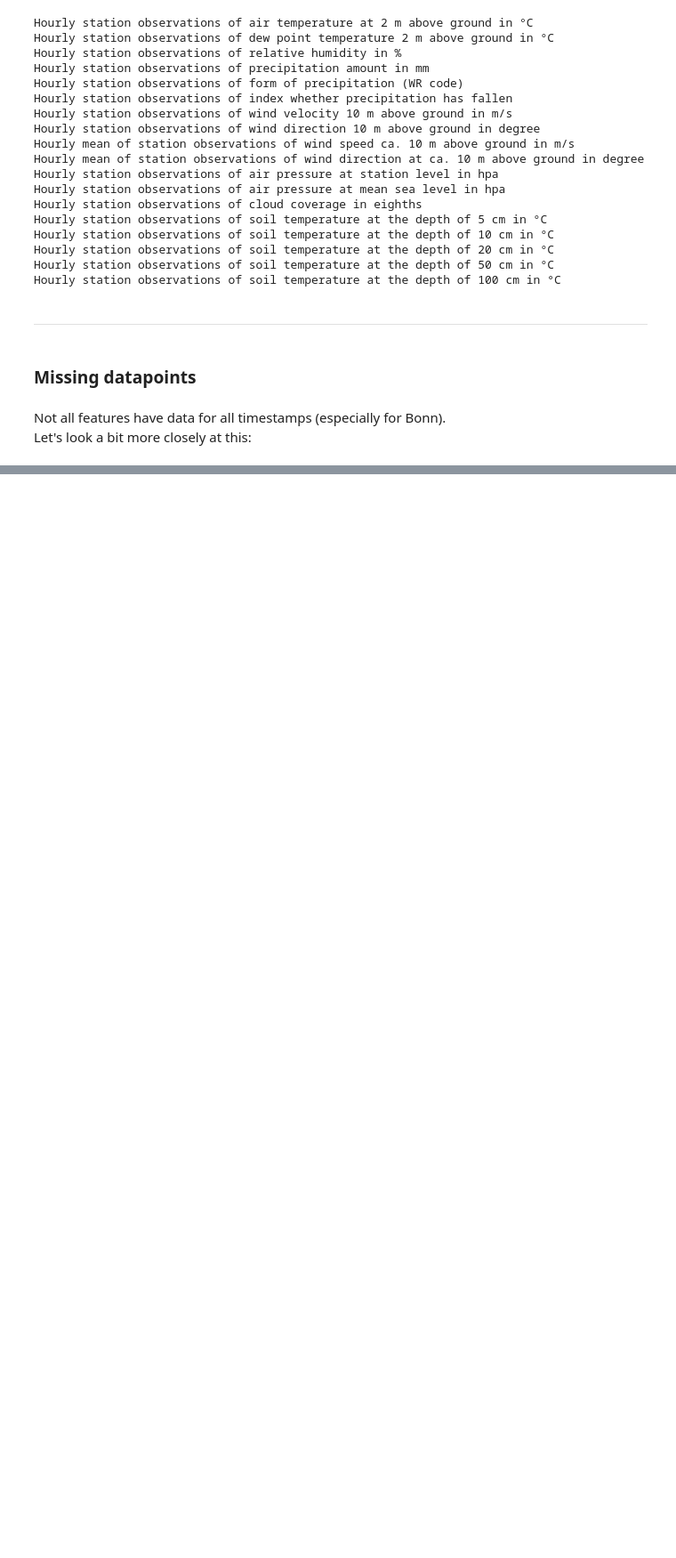
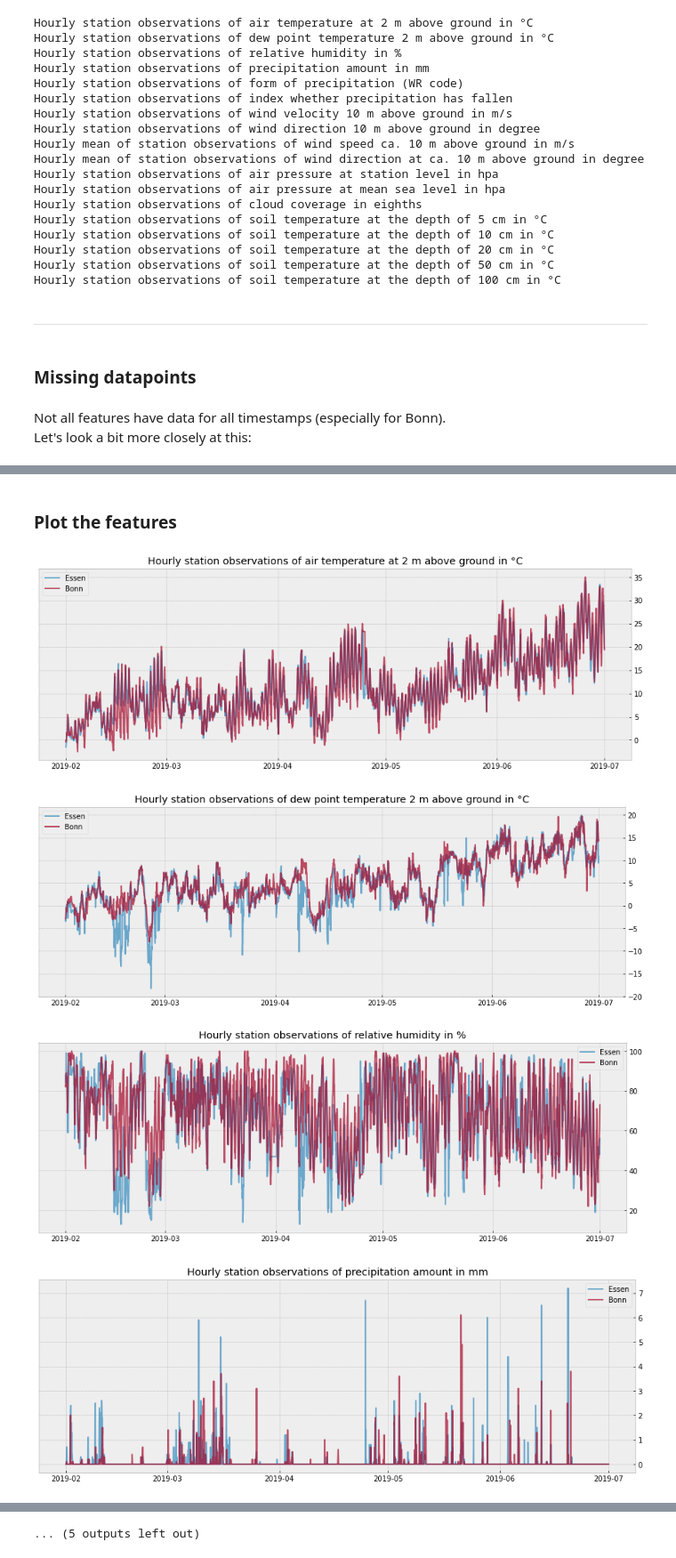
Before and after one commit to Simbonobo/anacondas, a Jupyter notebook: Weather.ipynb, the cells around one changed output, grey strips where cells are left out. Shown at 89% size. Drawn from its saved outputs; the diff is of its cells as text; code cells hidden in the pictures; blank space fills up the shorter version.

Commit message:
clean and visualize weather data and export to pickle

```diff
--- a/Weather.ipynb
+++ b/Weather.ipynb
@@ -205,0 +201,11 @@ df = pd.concat(list(data.values()), axis=1, join="outer")
+# %%
+data_bonn = dict()
+data_essen = dict()
+for product_code, table in data.items():
+    # Spliting data based on their station
+    data_bonn[product_code] = table[table["station"] == "Bonn"].reset_index(drop = True)
+    data_essen[product_code] = table[table["station"] == "Essen"]
+
+    # Left join on timestamp with the ts dataframe
+    data_bonn[product_code] = pd.merge(ts, data_bonn[product_code], how='left', on="timestamp")
+    data_essen[product_code] = pd.merge(ts, data_essen[product_code], how='left', on="timestamp")
@@ -205,0 +312,5 @@ df = pd.concat(list(data.values()), axis=1, join="outer")
+# %%
+# Drop precipitation_form as about 1/3 of the data is missing and the feature seems not to be useful for prediction
+df_bonn = df_bonn.drop(["precipitation_form"], axis=1)
+df_essen = df_essen.drop(["precipitation_form"], axis=1)
+prd = prd.drop(index=4).reset_index(drop = True)
@@ -205,0 +382,4 @@ df = pd.concat(list(data.values()), axis=1, join="outer")
+# %%
+# Fill missing values via forward-fill
+df_bonn = df_bonn.fillna(method='ffill')
+df_essen = df_essen.fillna(method='ffill')
@@ -205,0 +432,19 @@ df = pd.concat(list(data.values()), axis=1, join="outer")
+# %% [markdown]
+### **Plot the features**
+# %%
+def plot_feature(i):
+    # i: feature number (0, ..., 16)
+    fig, ax = plt.subplots(figsize=(15, 5))
+    ax.set_title(prd["Produkt_Titel"].iloc[i])
+    ax.yaxis.tick_right()
+    ax.plot(df_essen["timestamp"], df_essen.iloc[:,i+1], alpha=0.7, label="Essen")
+    ax.plot(df_bonn["timestamp"], df_bonn.iloc[:,i+1], alpha=0.7, label="Bonn")
+    ax.legend()
+# %%
+for feature_number in range(0, 17):
+    plot_feature(feature_number)
+# %% [output]
+[figure, added]
+[figure, added]
+[figure, added]
+[figure, added]
@@ -205,0 +459 @@ df = pd.concat(list(data.values()), axis=1, join="outer")
+... (5 outputs left out)
```
Also changed, not shown: parts of 24 cells of this notebook, 2 other files.
